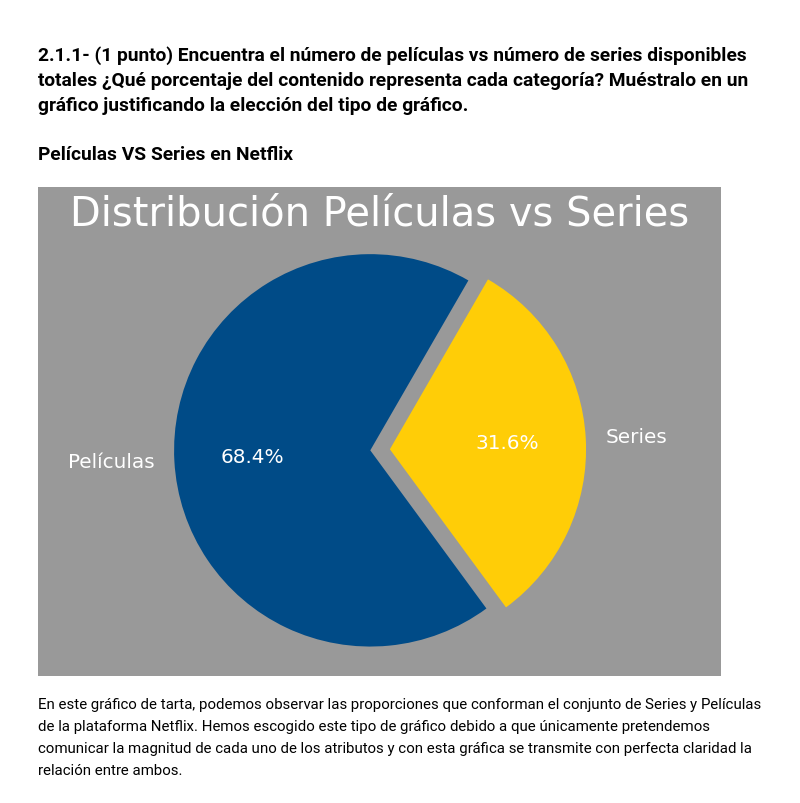
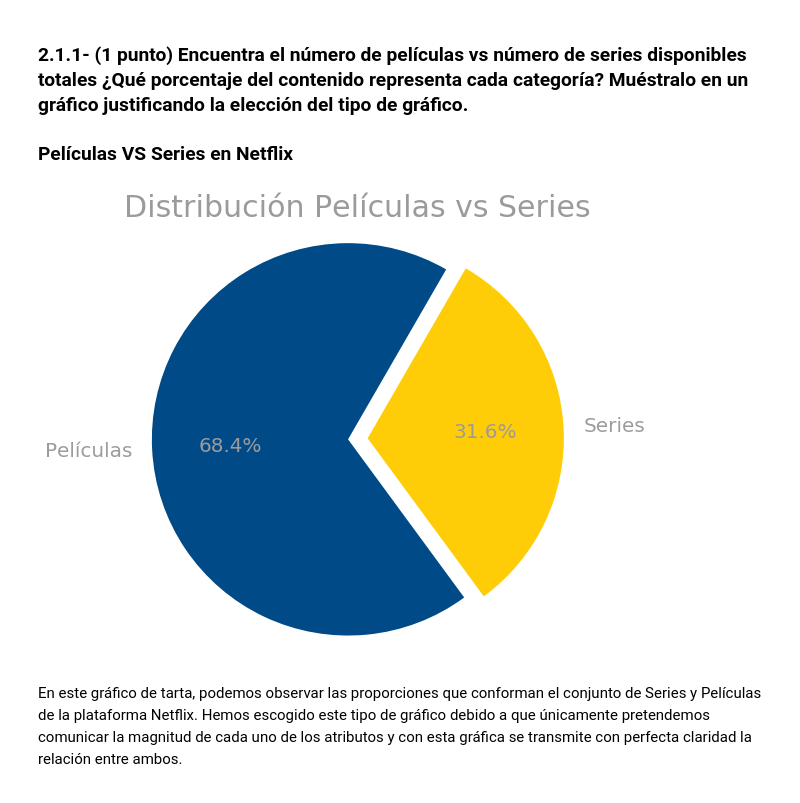
Before and after one commit to Jotivirix/Datamining_UFV, a Jupyter notebook: Lab1/entregable2/Lab1-Entregable2.ipynb, the cells around one changed output. Saved outputs shown, nothing was run; the diff lists cells and outputs as text; code cells hidden in the pictures.

```diff
--- a/Lab1/entregable2/Lab1-Entregable2.ipynb
+++ b/Lab1/entregable2/Lab1-Entregable2.ipynb
@@ -84,20 +84,20 @@ Hay solo datos de películas y series, no hay ninguna etiqueta más para tipific
 # %%
 #Hemos encontrado que hay 4265 peliculas y 1969 series
 #PieChart
 labels = 'Películas','Series'
 sizes = [peliculas,series]
 colors = ['#004B87', '#FFCD07']
 
 plt.rcParams['font.size'] = 20
-fig1, ax1 = plt.subplots(figsize=(12,8),facecolor='#999999')
+fig1, ax1 = plt.subplots(figsize=(10,8))
 ax1.pie(sizes, explode=(0,0.1), labels=labels, autopct='%1.1f%%',
-        shadow=False, startangle=60, textprops={'color':"w"}, colors=colors)
+        shadow=False, startangle=60, textprops={'color':"#9B9B9B"}, colors=colors)
 ax1.axis('equal')  # Equal aspect ratio ensures that pie is drawn as a circle.
-plt.title('Distribución Películas vs Series',fontsize=40, color='w')
+plt.title('Distribución Películas vs Series',fontsize=30, color='#9B9B9B')
 plt.savefig('PieChartPelisvsSeries.png',facecolor=fig1.get_facecolor(), transparent=False)
 plt.show()
 # %% [output]
-[figure, old version]
+[figure, new version]
 # %% [markdown]
 En este gráfico de tarta, podemos observar las proporciones que conforman el conjunto de Series y Películas de la plataforma Netflix. Hemos escogido este tipo de gráfico debido a que únicamente pretendemos comunicar la magnitud de cada uno de los atributos y con esta gráfica se transmite con perfecta claridad la relación entre ambos.
 # %% [markdown]
```
Also changed, not shown: parts of 13 cells of this notebook.
